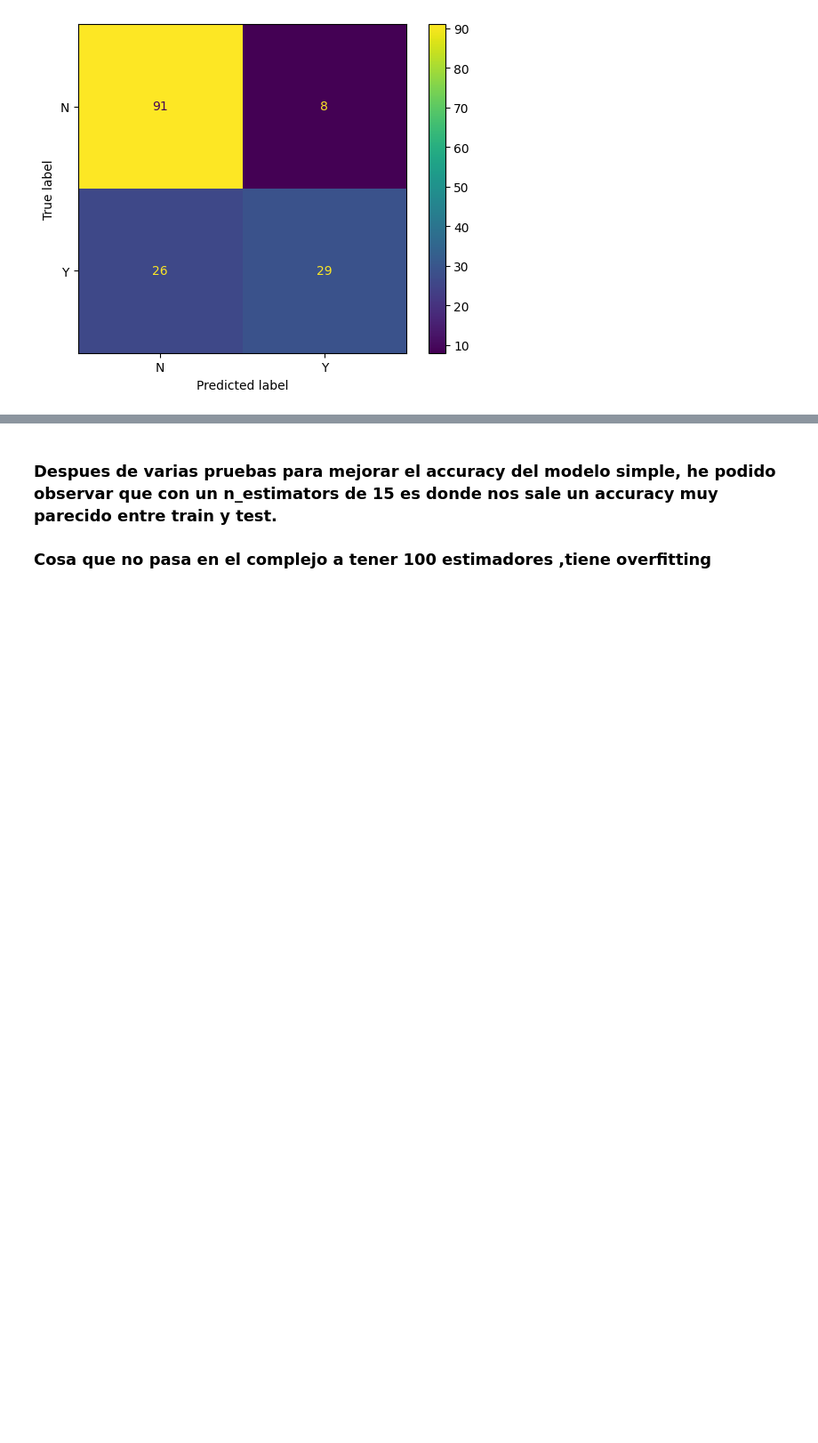
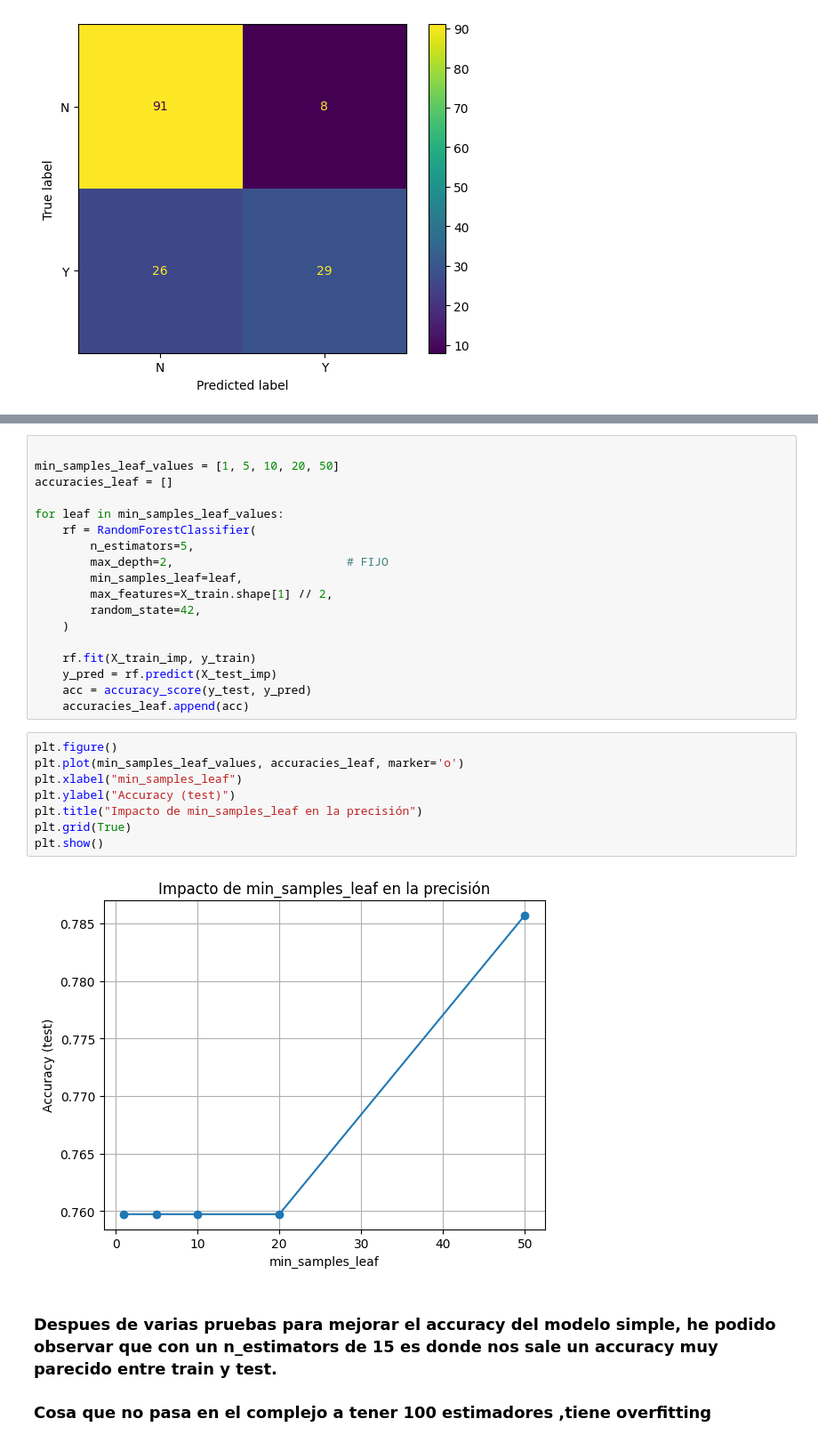
Before and after one commit to 4GeeksAcademy/carlossuesc95-intro-ml, a Jupyter notebook: src/05-random-forest.ipynb, the cells around one changed output, grey strips where cells are left out. Shown at 89% size. Drawn from its saved outputs; the diff is of its cells as text; blank space fills up the shorter version.

```diff
--- a/src/05-random-forest.ipynb
+++ b/src/05-random-forest.ipynb
@@ -477,3 +454,31 @@ metrics_simple, metrics_optimized
+# %%
+
+min_samples_leaf_values = [1, 5, 10, 20, 50]
+accuracies_leaf = []
+
+for leaf in min_samples_leaf_values:
+    rf = RandomForestClassifier(
+        n_estimators=5,
+        max_depth=2,                         # FIJO
+        min_samples_leaf=leaf,
+        max_features=X_train.shape[1] // 2,
+        random_state=42,
+    )
+
+    rf.fit(X_train_imp, y_train)
+    y_pred = rf.predict(X_test_imp)
+    acc = accuracy_score(y_test, y_pred)
+    accuracies_leaf.append(acc)
+# %%
+plt.figure()
+plt.plot(min_samples_leaf_values, accuracies_leaf, marker='o')
+plt.xlabel("min_samples_leaf")
+plt.ylabel("Accuracy (test)")
+plt.title("Impacto de min_samples_leaf en la precisión")
+plt.grid(True)
+plt.show()
+# %% [output]
+[figure, added]
 # %% [markdown]
 ### Despues de varias pruebas para mejorar el accuracy del modelo simple, he podido observar que con un n_estimators de 15 es donde nos sale un accuracy muy parecido entre train y test.
 ### Cosa que no pasa en el complejo a tener 100 estimadores ,tiene overfitting
```
Also changed, not shown: parts of 21 cells of this notebook, 1 other file.
